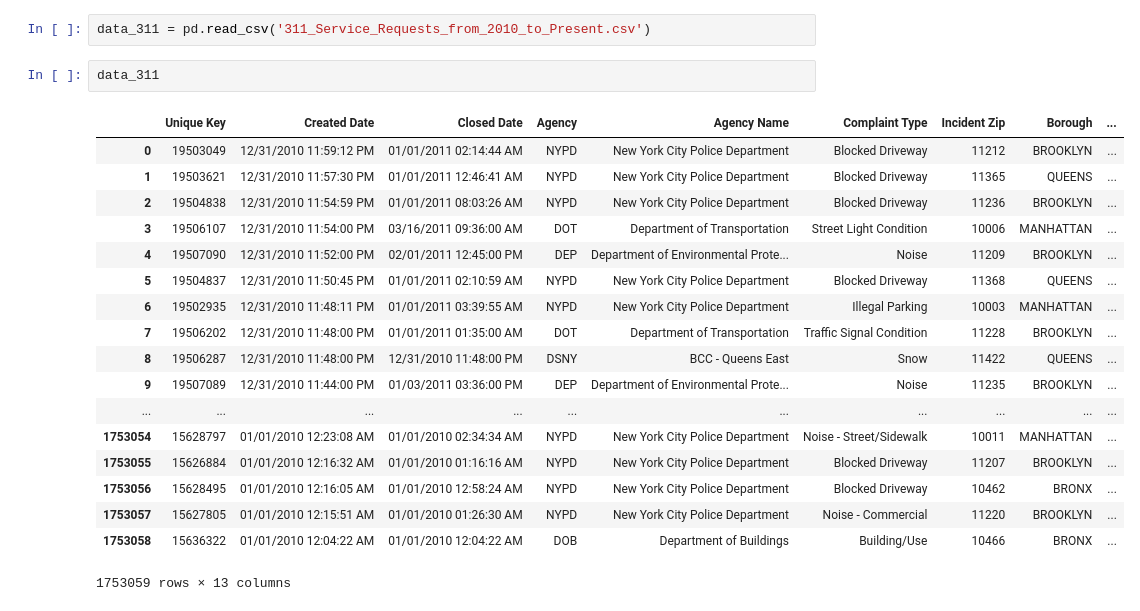
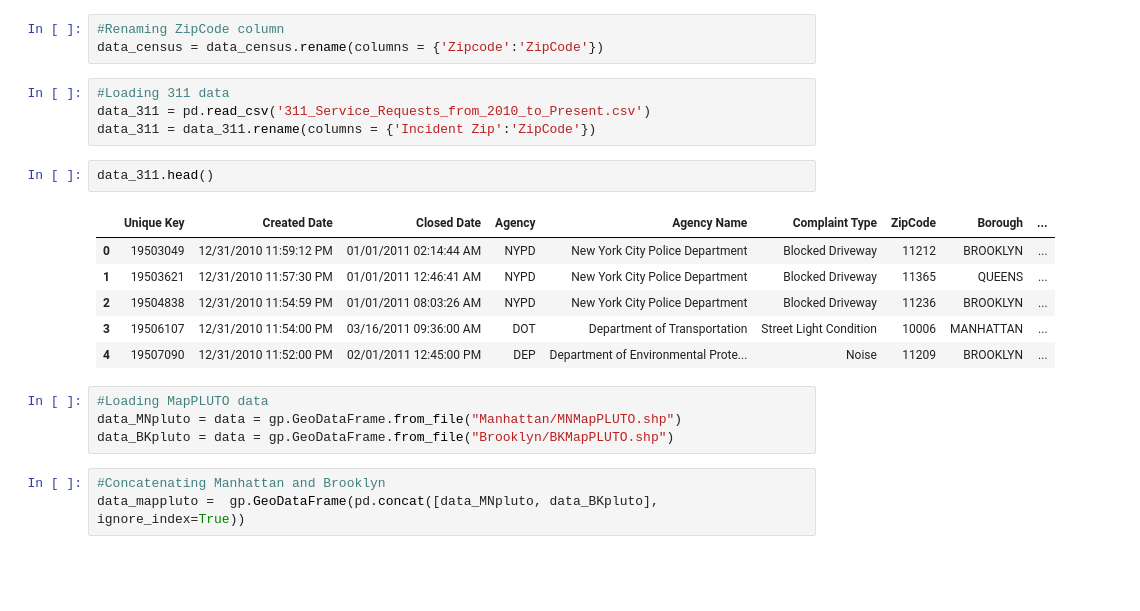
Before and after one commit to dm3805/ADS, a Jupyter notebook: Project_1.ipynb, the cells around one changed output. Drawn from its saved outputs; the diff is of its cells as text; blank space fills up the shorter version.

```diff
--- a/Project_1.ipynb
+++ b/Project_1.ipynb
@@ -14,23 +16,23 @@ data_census.head()
-# %%
-data_311 = pd.read_csv('311_Service_Requests_from_2010_to_Present.csv')
+# %%
+#Renaming ZipCode column
+data_census = data_census.rename(columns = {'Zipcode':'ZipCode'})
+# %%
+#Loading 311 data
+data_311 = pd.read_csv('311_Service_Requests_from_2010_to_Present.csv')
+data_311 = data_311.rename(columns = {'Incident Zip':'ZipCode'})
 # %%
-data_311
+data_311.head()
 # %% [output]
-|  | Unique Key | Created Date | Closed Date | Agency | Agency Name | Complaint Type | Incident Zip | Borough | ... |
+|  | Unique Key | Created Date | Closed Date | Agency | Agency Name | Complaint Type | ZipCode | Borough | ... |
 | 0 | 19503049 | 12/31/2010 11:59:12 PM | 01/01/2011 02:14:44 AM | NYPD | New York City Police Department | Blocked Driveway | 11212 | BROOKLYN | ... |
 | 1 | 19503621 | 12/31/2010 11:57:30 PM | 01/01/2011 12:46:41 AM | NYPD | New York City Police Department | Blocked Driveway | 11365 | QUEENS | ... |
 | 2 | 19504838 | 12/31/2010 11:54:59 PM | 01/01/2011 08:03:26 AM | NYPD | New York City Police Department | Blocked Driveway | 11236 | BROOKLYN | ... |
 | 3 | 19506107 | 12/31/2010 11:54:00 PM | 03/16/2011 09:36:00 AM | DOT | Department of Transportation | Street Light Condition | 10006 | MANHATTAN | ... |
 | 4 | 19507090 | 12/31/2010 11:52:00 PM | 02/01/2011 12:45:00 PM | DEP | Department of Environmental Prote... | Noise | 11209 | BROOKLYN | ... |
-| 5 | 19504837 | 12/31/2010 11:50:45 PM | 01/01/2011 02:10:59 AM | NYPD | New York City Police Department | Blocked Driveway | 11368 | QUEENS | ... |
-| 6 | 19502935 | 12/31/2010 11:48:11 PM | 01/01/2011 03:39:55 AM | NYPD | New York City Police Department | Illegal Parking | 10003 | MANHATTAN | ... |
-| 7 | 19506202 | 12/31/2010 11:48:00 PM | 01/01/2011 01:35:00 AM | DOT | Department of Transportation | Traffic Signal Condition | 11228 | BROOKLYN | ... |
-| 8 | 19506287 | 12/31/2010 11:48:00 PM | 12/31/2010 11:48:00 PM | DSNY | BCC - Queens East | Snow | 11422 | QUEENS | ... |
-| 9 | 19507089 | 12/31/2010 11:44:00 PM | 01/03/2011 03:36:00 PM | DEP | Department of Environmental Prote... | Noise | 11235 | BROOKLYN | ... |
-| ... | ... | ... | ... | ... | ... | ... | ... | ... | ... |
-| 1753054 | 15628797 | 01/01/2010 12:23:08 AM | 01/01/2010 02:34:34 AM | NYPD | New York City Police Department | Noise - Street/Sidewalk | 10011 | MANHATTAN | ... |
-| 1753055 | 15626884 | 01/01/2010 12:16:32 AM | 01/01/2010 01:16:16 AM | NYPD | New York City Police Department | Blocked Driveway | 11207 | BROOKLYN | ... |
-| 1753056 | 15628495 | 01/01/2010 12:16:05 AM | 01/01/2010 12:58:24 AM | NYPD | New York City Police Department | Blocked Driveway | 10462 | BRONX | ... |
-| 1753057 | 15627805 | 01/01/2010 12:15:51 AM | 01/01/2010 01:26:30 AM | NYPD | New York City Police Department | Noise - Commercial | 11220 | BROOKLYN | ... |
-| 1753058 | 15636322 | 01/01/2010 12:04:22 AM | 01/01/2010 12:04:22 AM | DOB | Department of Buildings | Building/Use | 10466 | BRONX | ... |
-1753059 rows × 13 columns
+# %%
+#Loading MapPLUTO data
+data_MNpluto = data = gp.GeoDataFrame.from_file("Manhattan/MNMapPLUTO.shp")
+data_BKpluto = data = gp.GeoDataFrame.from_file("Brooklyn/BKMapPLUTO.shp")
+# %%
+#Concatenating Manhattan and Brooklyn
+data_mappluto =  gp.GeoDataFrame(pd.concat([data_MNpluto, data_BKpluto], ignore_index=True))
```
Also changed, not shown: parts of 11 cells of this notebook.
